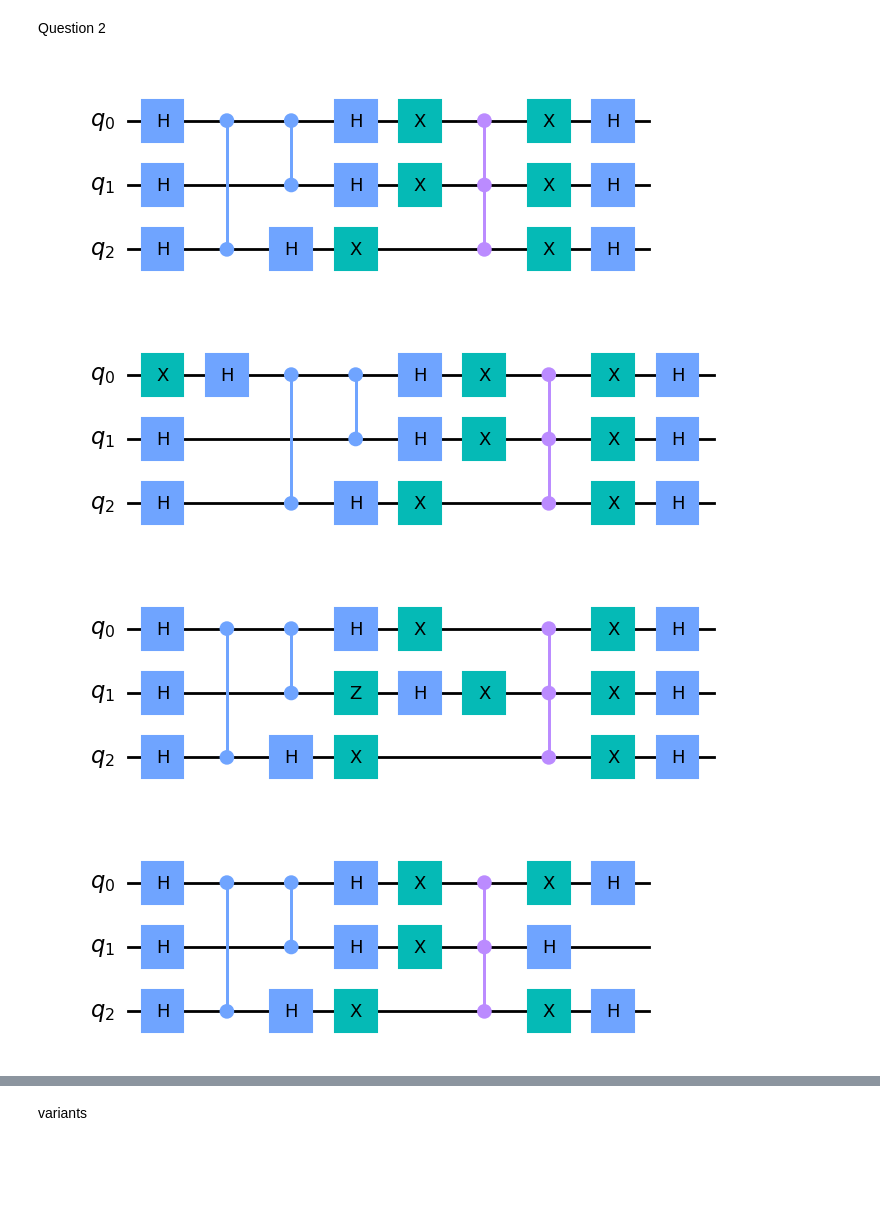
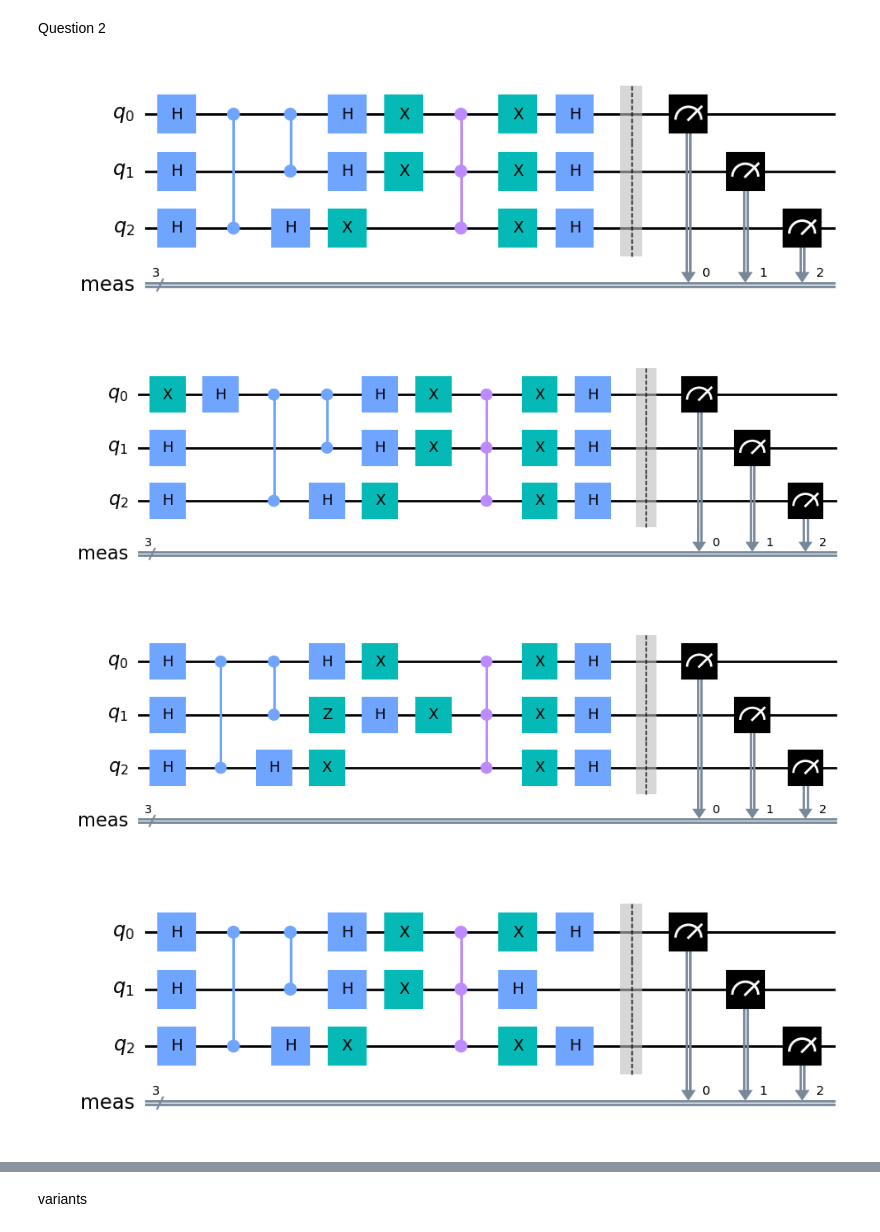
Before and after one commit to AdamNaoui/LOG6953C_TPs, a Jupyter notebook: TP3/tp3.ipynb, the cells around one changed output, grey strips where cells are left out. Saved outputs shown, nothing was run; the diff lists cells and outputs as text; code cells hidden in the pictures; blank space fills up the shorter version.

```diff
--- a/TP3/tp3.ipynb
+++ b/TP3/tp3.ipynb
@@ -59,8 +66,6 @@ plot_histogram(answer)
 # %% [markdown]
 Question 2
 # %%
-from gates_equivalent import cz_to_hcnoth
-
 set_of_circuits = dict()
 
 circuit = '''prog = QuantumCircuit(3)
@@ -84,7 +89,9 @@ prog.x(2)
 
 for qubit in range(3):
     prog.h(qubit)
-    '''
+
+prog.measure_all()
+'''
 
 set_of_circuits["circuit"]=[circuit]
 
@@ -93,40 +100,42 @@ prog.draw(output='mpl')
 
 # print(cz_to_hcnoth(circuit, 0))
 # %% [output]
-[figure, old version]
+[figure, new version]
 # %%
 # inversion de qubit
 mutant_1 = '''prog = QuantumCircuit(3)
 
 prog.x(0)
 for q in [0, 1, 2]:
     prog.h(q)
 prog.cz(2, 0)
 prog.cz(1, 0)
 
 for qubit in range(3):
     prog.h(qubit)
 
 prog.x(0)
 prog.x(1)
 prog.x(2)
 
 prog.ccz(2,1,0)
 
 prog.x(0)
 prog.x(1)
 prog.x(2)
 
 for qubit in range(3):
     prog.h(qubit)
-    '''
+
+prog.measure_all()
+'''
 
 set_of_circuits["mutant_1"]=[mutant_1]
 
 exec(mutant_1)
 prog.draw(output='mpl')
 # %% [output]
-[figure, old version]
+[figure, new version]
 # %%
 # insertion de porte
 mutant_2 = '''prog = QuantumCircuit(3)
@@ -151,14 +160,16 @@ prog.x(2)
 
 for qubit in range(3):
     prog.h(qubit)
-    '''
+
+prog.measure_all()
+'''
 
 set_of_circuits["mutant_2"]=[mutant_2]
 
 exec(mutant_2)
 prog.draw(output='mpl')
 # %% [output]
-[figure, old version]
+[figure, new version]
 # %%
 # suppression de porte
 mutant_3 = '''prog = QuantumCircuit(3)
@@ -181,14 +192,16 @@ prog.x(2)
 
 for qubit in range(3):
     prog.h(qubit)
-    '''
+
+prog.measure_all()
+'''
 
 set_of_circuits["mutant_3"]=[mutant_3]
 
 exec(mutant_3)
 prog.draw(output='mpl')
 # %% [output]
-[figure, old version]
+[figure, new version]
 # %%
 # changement de porte
 mutant_4 = '''prog = QuantumCircuit(3)
```
Also changed, not shown: parts of 9 cells of this notebook.
